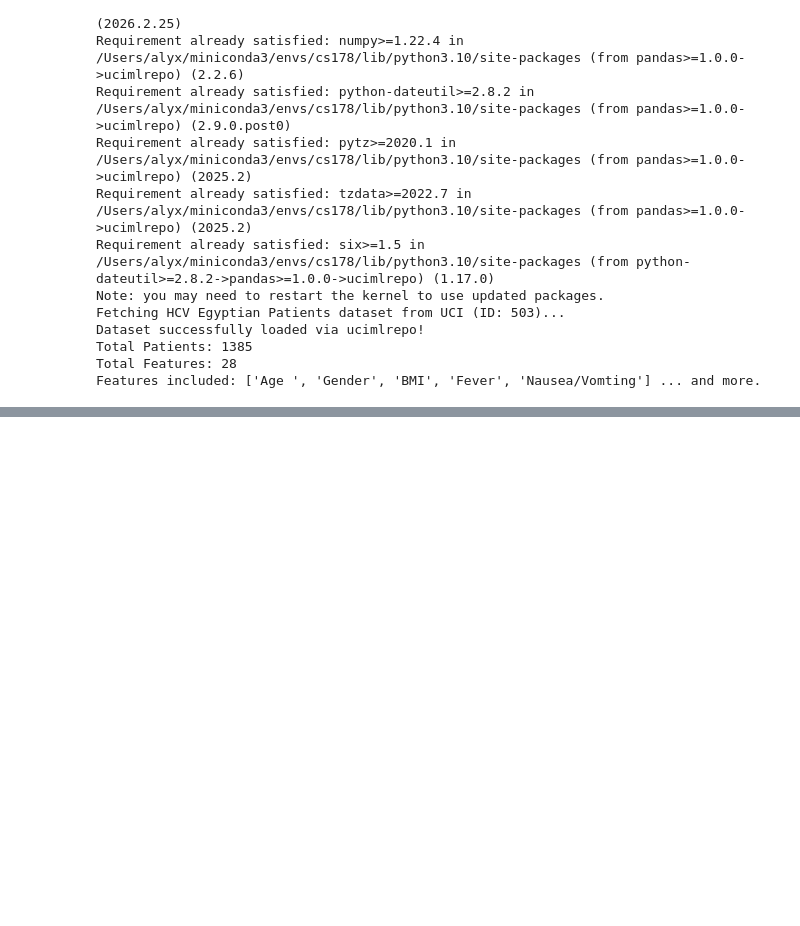
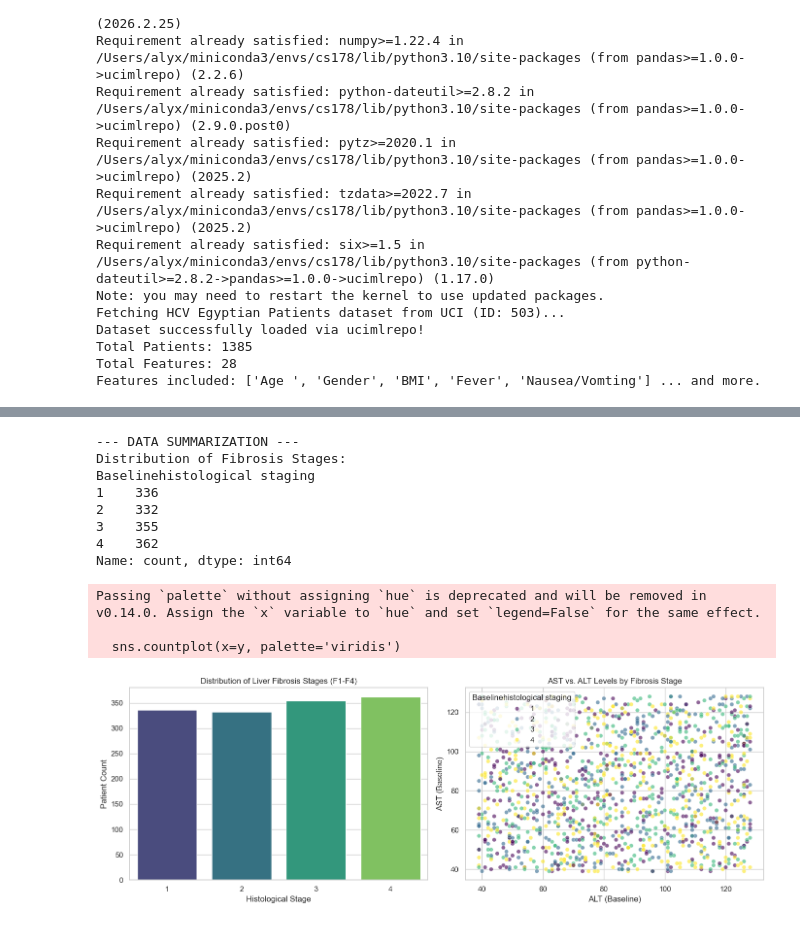
Before and after one commit to alyxz-cmg/TCGA-Kidney-Cancers-RNA-Seq, a Jupyter notebook: discussion5.ipynb, the cells around one changed output, grey strips where cells are left out. Saved outputs shown, nothing was run; the diff lists cells and outputs as text; code cells hidden in the pictures; blank space fills up the shorter version.

Commit message:
summarized and visualized data

```diff
--- a/discussion5.ipynb
+++ b/discussion5.ipynb
@@ -53,0 +57,35 @@ Features included: ['Age ', 'Gender', 'BMI', 'Fever', 'Nausea/Vomting'] ... and
+# %%
+print("\n--- DATA SUMMARIZATION ---")
+
+print("Distribution of Fibrosis Stages:")
+print(y.value_counts().sort_index())
+
+plt.figure(figsize=(14, 5))
+
+plt.subplot(1, 2, 1)
+sns.countplot(x=y, palette='viridis')
+plt.title("Distribution of Liver Fibrosis Stages (F1-F4)")
+plt.xlabel("Histological Stage")
+plt.ylabel("Patient Count")
+
+plt.subplot(1, 2, 2)
+sns.scatterplot(x=X['ALT 1'], y=X['AST 1'], hue=y, palette='viridis', alpha=0.6)
+plt.title("AST vs. ALT Levels by Fibrosis Stage")
+plt.xlabel("ALT (Baseline)")
+plt.ylabel("AST (Baseline)")
+
+plt.tight_layout()
+plt.show()
+# %% [output]
+--- DATA SUMMARIZATION ---
+Distribution of Fibrosis Stages:
+Baselinehistological staging
+1    336
+2    332
+3    355
+4    362
+Name: count, dtype: int64
+Passing `palette` without assigning `hue` is deprecated and will be removed in v0.14.0. Assign the `x` variable to `hue` and set `legend=False` for the same effect.
+
+  sns.countplot(x=y, palette='viridis')
+[figure, added]
```
Also changed, not shown: parts of 1 cell of this notebook.
